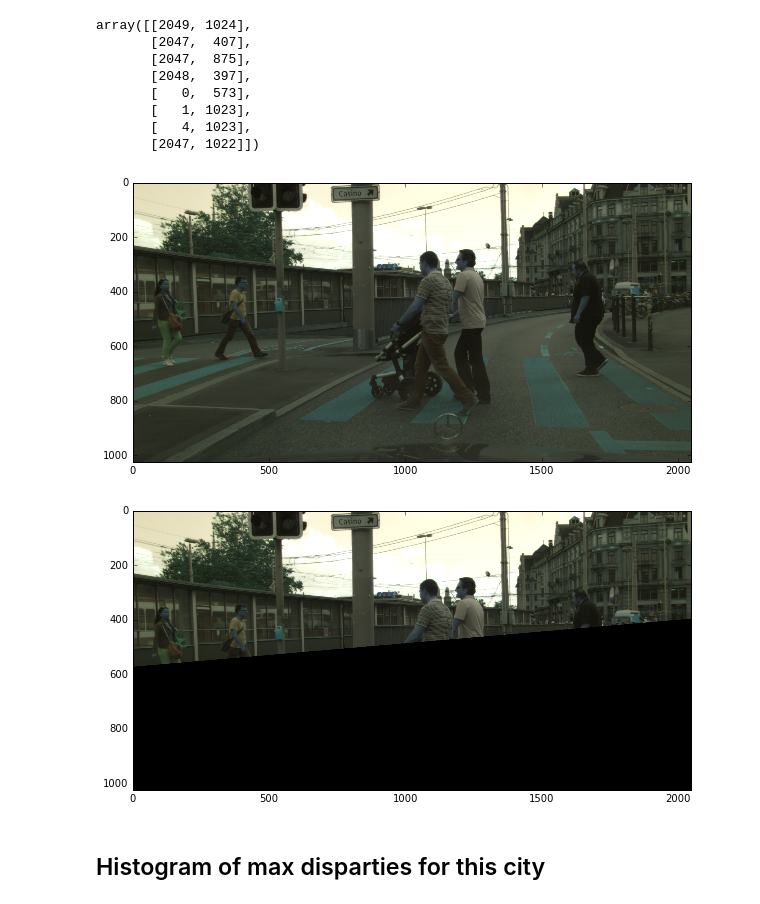
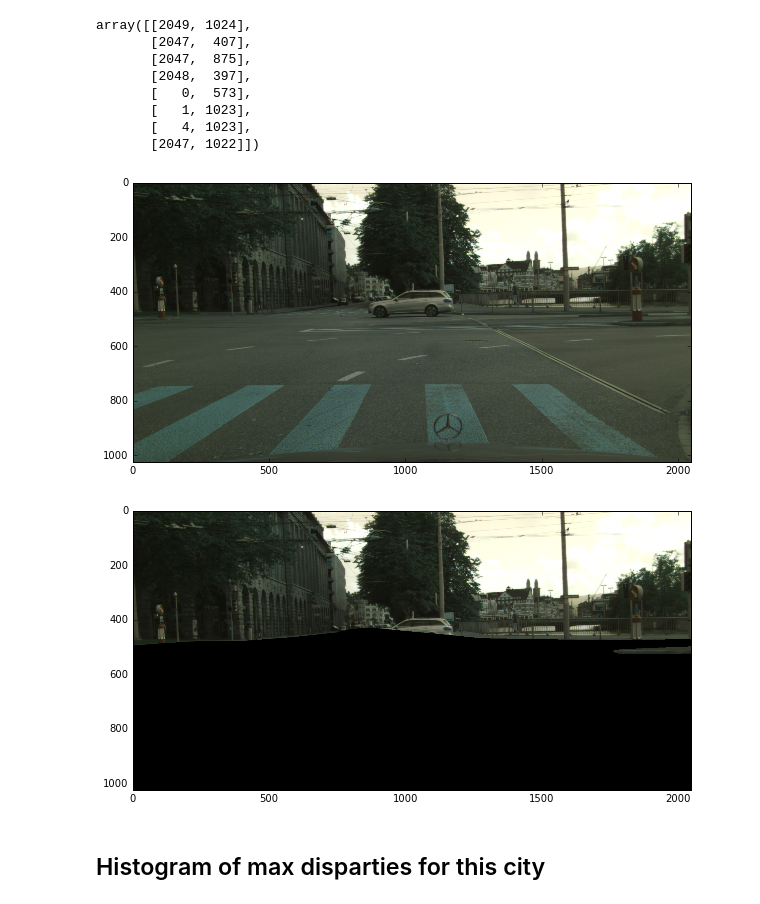
Before and after one commit to Avidereta/dl_project, a Jupyter notebook: preprocess_cityscapes.ipynb, the cells around one changed output. Drawn from its saved outputs; the diff is of its cells as text; code cells hidden in the pictures.

Commit message:
ADD: find corresponded annotated image

```diff
--- a/preprocess_cityscapes.ipynb
+++ b/preprocess_cityscapes.ipynb
@@ -341,27 +358,27 @@ array([[2049, 1024],
        [   4, 1023],
        [2047, 1022]])
 # %%
-i = 2
+i = 0
 img = cv2.imread(imgs[i])
 polygon = ExtractPolygon(annos[i])
 # print polygon
 Plot(cv2.imread(imgs[i]))
 
 # mask defaulting to black for 3-channel and transparent for 4-channel
 # (of course replace corners with yours)
 mask = np.ones(img.shape[:2], dtype=np.uint8)
-roi_corners = np.array([polygon[:8]], dtype=np.int32)
+roi_corners = np.array([polygon], dtype=np.int32)
 # fill the ROI so it doesn't get wiped out when the mask is applied
 channel_count = img.shape[2]  # i.e. 3 or 4 depending on your image
 ignore_mask_color = (0,)*channel_count
 cv2.fillPoly(mask, roi_corners, ignore_mask_color)
 
 # apply the mask
 masked_image = cv2.bitwise_and(img, img, mask=mask)
 Plot(masked_image)
 # %% [output]
-[figure, old version]
+[figure, new version]
-[figure, old version]
+[figure, new version]
 # %% [markdown]
 ## Histogram of max disparties for this city
 # %%
```
Also changed, not shown: parts of 2 cells of this notebook.
